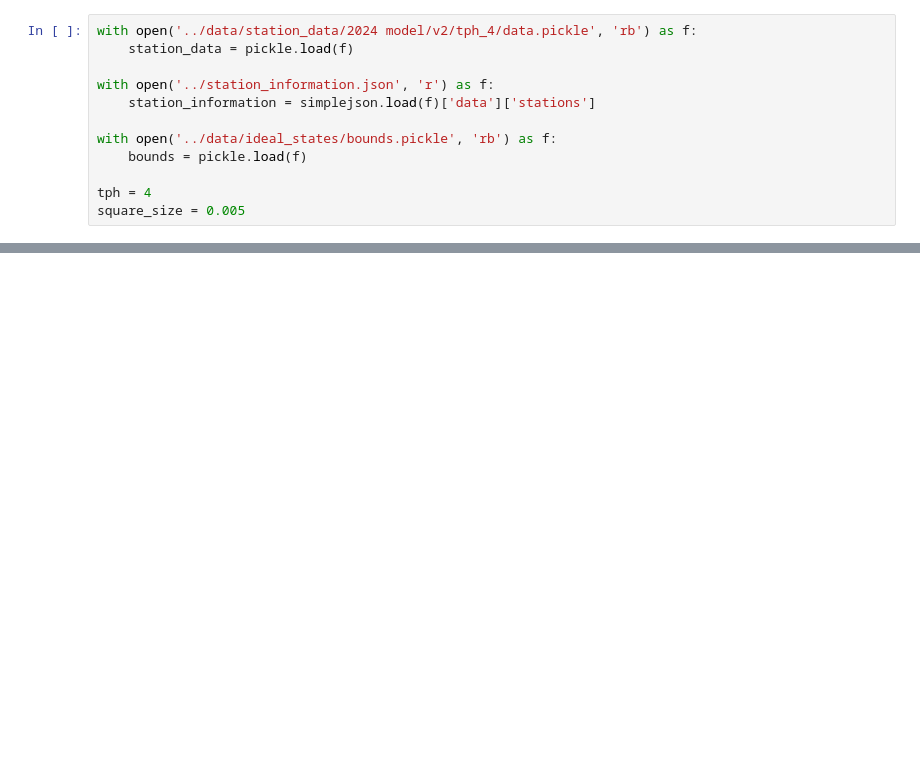
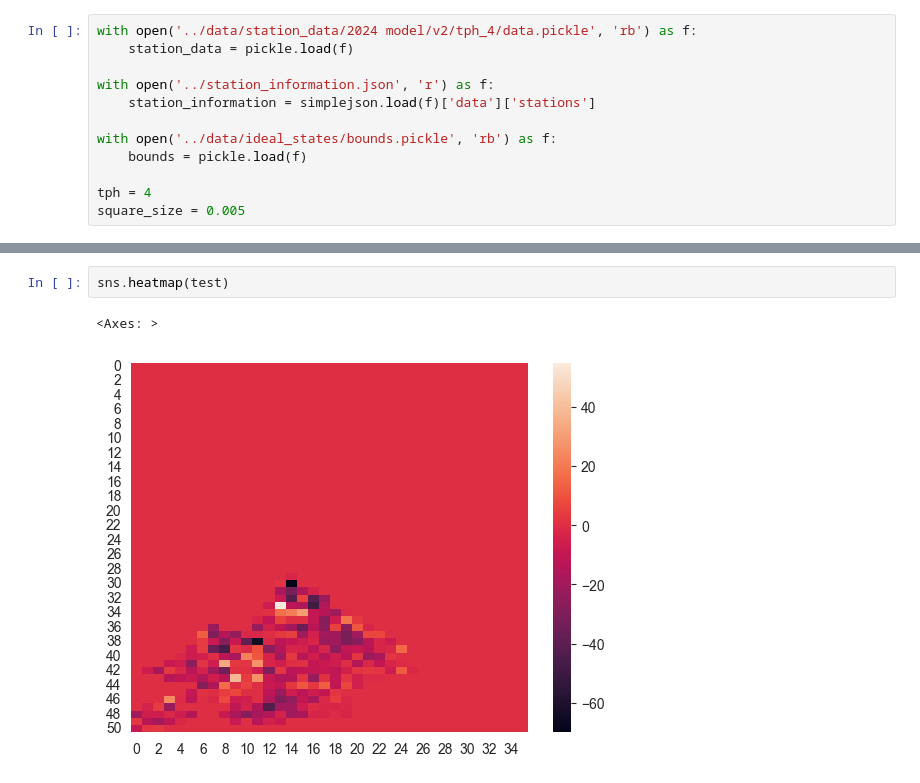
Before and after one commit to jarrettreimers/CSUREMM, a Jupyter notebook: cluster_model/integer_programming.ipynb, the cells around one changed output, grey strips where cells are left out. Cells and saved outputs as stored; diff of their text form; blank space fills up the shorter version.

```diff
--- a/cluster_model/integer_programming.ipynb
+++ b/cluster_model/integer_programming.ipynb
@@ -374,0 +290,5 @@ plt.show()
+# %%
+sns.heatmap(test)
+# %% [output]
+<Axes: >
+[figure, added]
```
Also changed, not shown: parts of 40 cells of this notebook, 5 other files.
